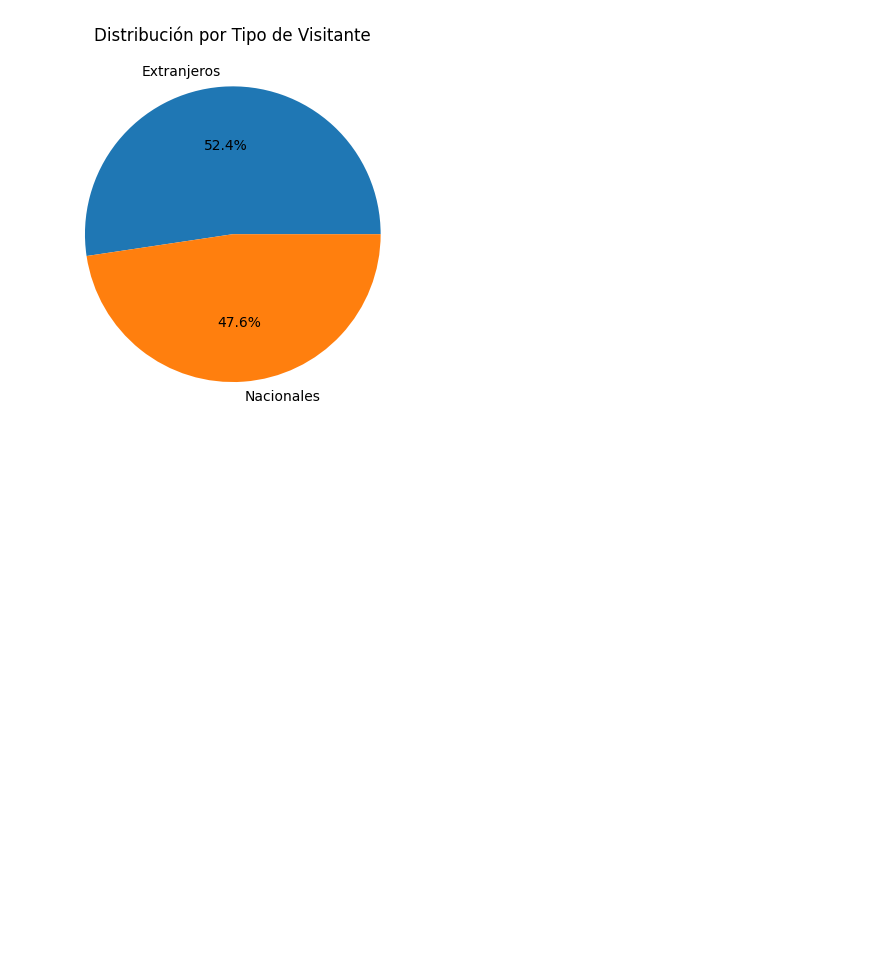
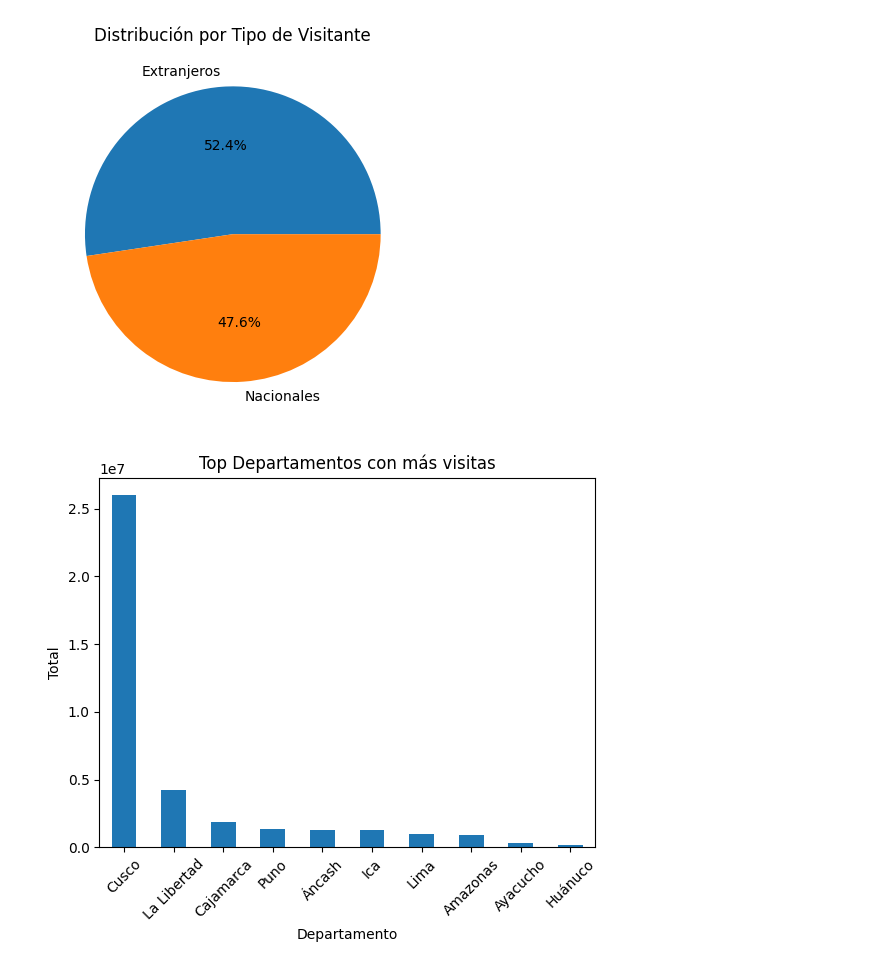
Before and after one commit to Taniice/Analisis-Visitantes-a-Sitios-Arqueologicos, a Jupyter notebook: Analisis_Visitas_a_Sitios_Arqueologicos.ipynb, the cells around one changed output. Drawn from its saved outputs; the diff is of its cells as text; code cells hidden in the pictures; blank space fills up the shorter version.

Commit message:
Se realiza el analisis -Tipo de visitante - por departamento - Crecimiento anual

```diff
--- a/Analisis_Visitas_a_Sitios_Arqueologicos.ipynb
+++ b/Analisis_Visitas_a_Sitios_Arqueologicos.ipynb
@@ -110,3 +110,16 @@ plt.ylabel("")
 plt.show()
 # %% [output]
 [figure]
+# %%
+# 10. ANÁLISIS 5: POR DEPARTAMENTO
+dpto = df.groupby('NOM_DPTO')['TOTAL'].sum().sort_values(ascending=False).head(10)
+
+plt.figure()
+dpto.plot(kind='bar')
+plt.title("Top Departamentos con más visitas")
+plt.xlabel("Departamento")
+plt.ylabel("Total")
+plt.xticks(rotation=45)
+plt.show()
+# %% [output]
+[figure, added]
```
Also changed, not shown: parts of 1 cell of this notebook.
